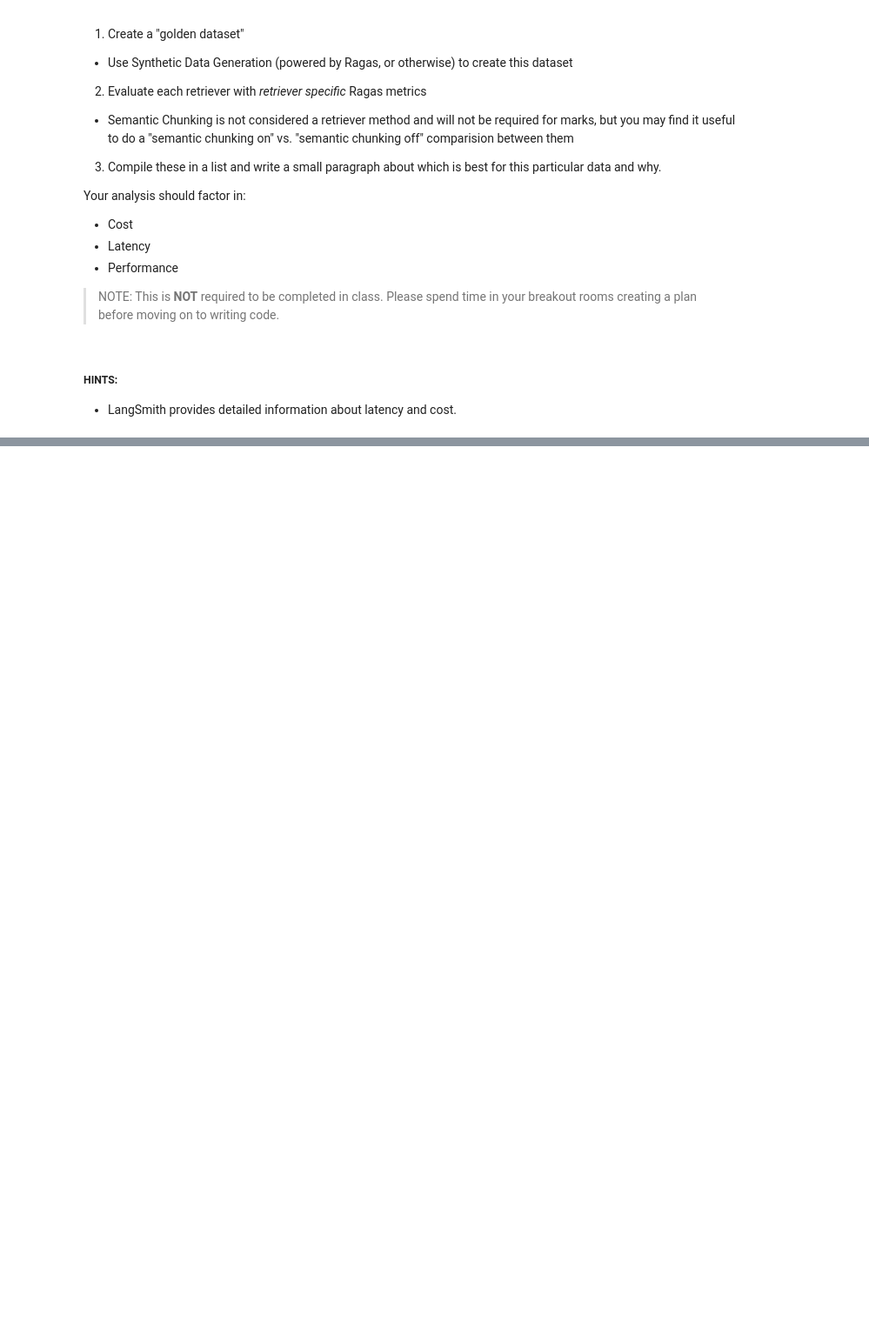
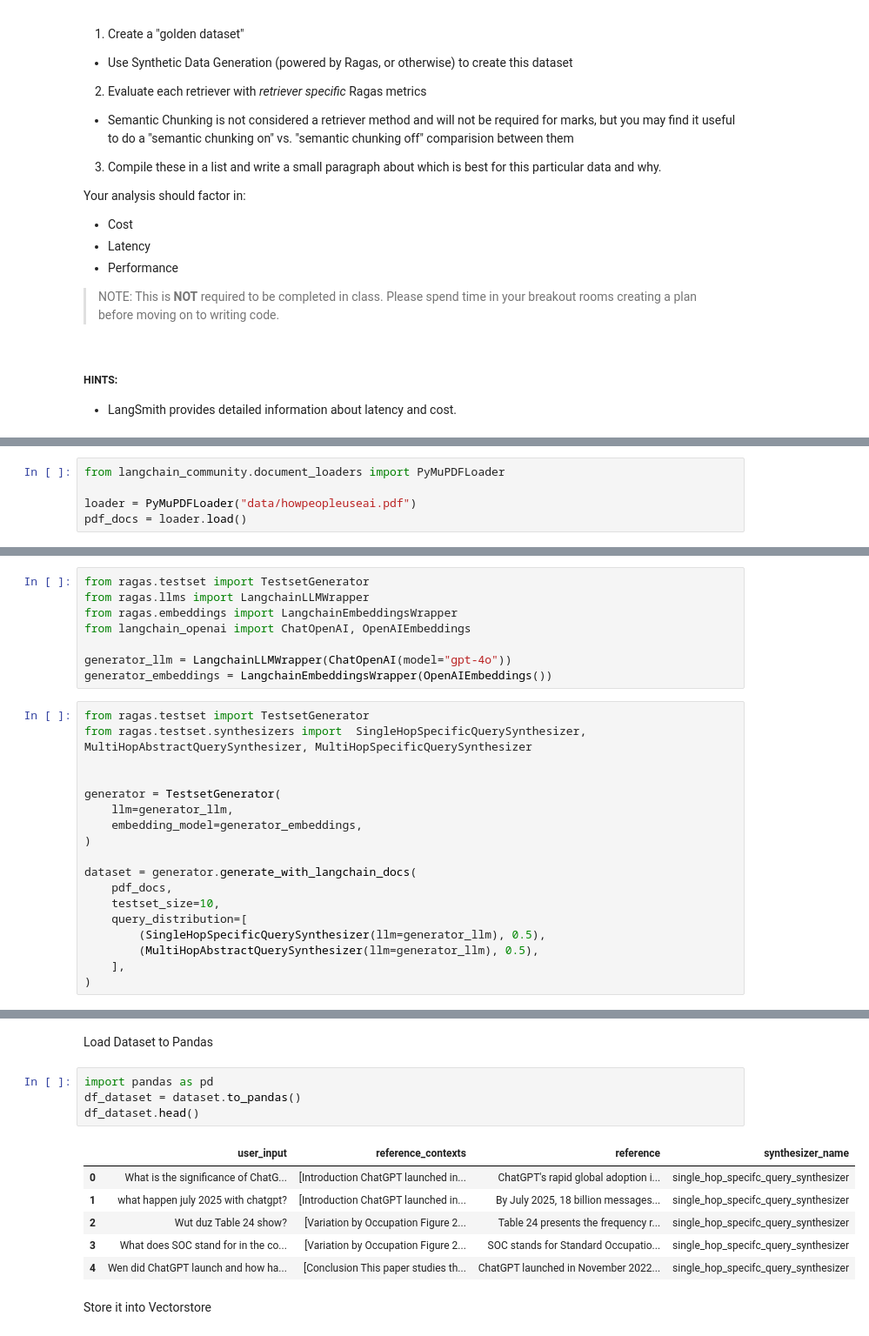
Before and after one commit to santumagic/AIE8, a Jupyter notebook: 09_Advanced_Retrieval/Advanced_Retrieval_with_LangChain_Assignment.ipynb, the cells around one changed output, grey strips where cells are left out. Shown: that part at 87% size. Saved outputs shown, nothing was run; the diff lists cells and outputs as text; blank space fills up the shorter version.

```diff
--- a/09_Advanced_Retrieval/Advanced_Retrieval_with_LangChain_Assignment.ipynb
+++ b/09_Advanced_Retrieval/Advanced_Retrieval_with_LangChain_Assignment.ipynb
@@ -537,0 +551,5 @@ Your analysis should factor in:
+# %%
+from langchain_community.document_loaders import PyMuPDFLoader
+
+loader = PyMuPDFLoader("data/howpeopleuseai.pdf")
+pdf_docs = loader.load()
@@ -537,0 +558,26 @@ Your analysis should factor in:
+# %%
+from ragas.testset import TestsetGenerator
+from ragas.llms import LangchainLLMWrapper
+from ragas.embeddings import LangchainEmbeddingsWrapper
+from langchain_openai import ChatOpenAI, OpenAIEmbeddings
+
+generator_llm = LangchainLLMWrapper(ChatOpenAI(model="gpt-4o"))
+generator_embeddings = LangchainEmbeddingsWrapper(OpenAIEmbeddings())
+# %%
+from ragas.testset import TestsetGenerator
+from ragas.testset.synthesizers import  SingleHopSpecificQuerySynthesizer, MultiHopAbstractQuerySynthesizer, MultiHopSpecificQuerySynthesizer
+
+
+generator = TestsetGenerator(
+    llm=generator_llm,
+    embedding_model=generator_embeddings,
+)
+
+dataset = generator.generate_with_langchain_docs(
+    pdf_docs,
+    testset_size=10,
+    query_distribution=[
+        (SingleHopSpecificQuerySynthesizer(llm=generator_llm), 0.5),
+        (MultiHopAbstractQuerySynthesizer(llm=generator_llm), 0.5),
+    ],
+)
@@ -537,0 +638,15 @@ Your analysis should factor in:
+# %% [markdown]
+Load Dataset to Pandas
+# %%
+import pandas as pd
+df_dataset = dataset.to_pandas()
+df_dataset.head()
+# %% [output]
+|  | user_input | reference_contexts | reference | synthesizer_name |
+| 0 | What is the significance of ChatG... | [Introduction ChatGPT launched in... | ChatGPT's rapid global adoption i... | single_hop_specifc_query_synthesizer |
+| 1 | what happen july 2025 with chatgpt? | [Introduction ChatGPT launched in... | By July 2025, 18 billion messages... | single_hop_specifc_query_synthesizer |
+| 2 | Wut duz Table 24 show? | [Variation by Occupation Figure 2... | Table 24 presents the frequency r... | single_hop_specifc_query_synthesizer |
+| 3 | What does SOC stand for in the co... | [Variation by Occupation Figure 2... | SOC stands for Standard Occupatio... | single_hop_specifc_query_synthesizer |
+| 4 | Wen did ChatGPT launch and how ha... | [Conclusion This paper studies th... | ChatGPT launched in November 2022... | single_hop_specifc_query_synthesizer |
+# %% [markdown]
+Store it into Vectorstore
```
Also changed, not shown: parts of 63 cells of this notebook, 2 other files.
